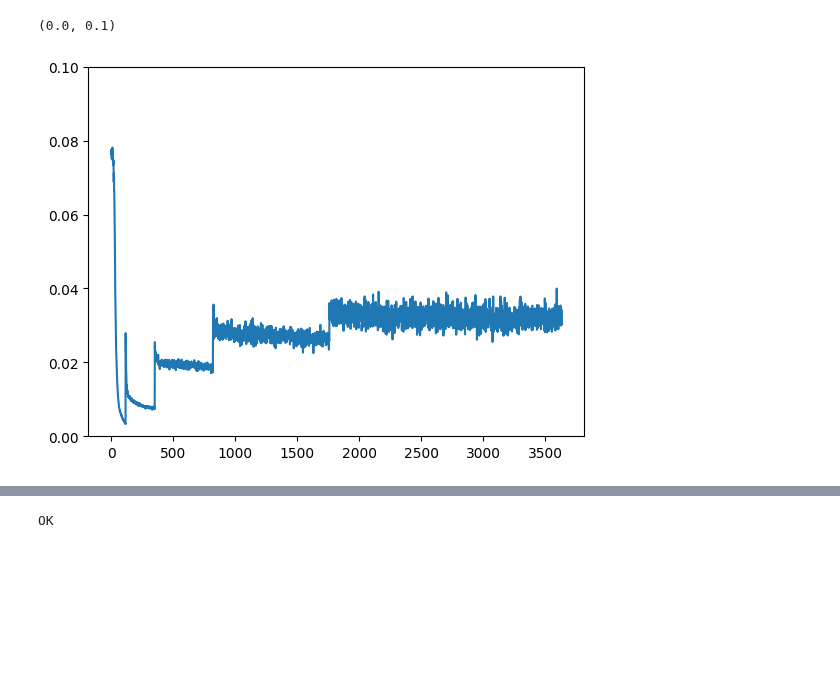
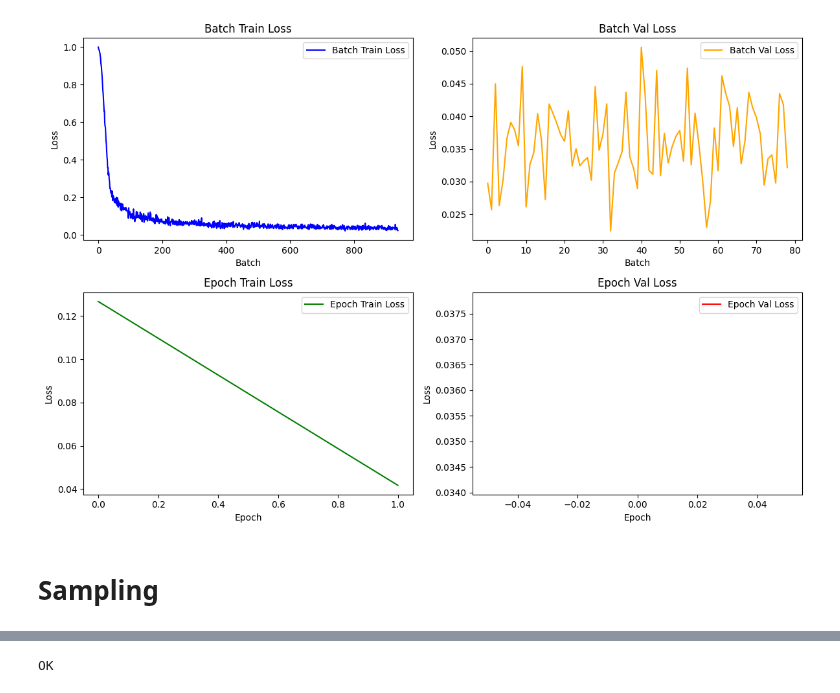
Before and after one commit to ShlomiRex/final_project, a Jupyter notebook: new/train10.ipynb, the cells around one changed output, grey strips where cells are left out. Cells and saved outputs as stored; diff of their text form; code cells hidden in the pictures; blank space fills up the shorter version.

```diff
--- a/new/train10.ipynb
+++ b/new/train10.ipynb
@@ -440,6 +465,6 @@ Number of trainable parameters in the model: 519,327
 # %%
 @torch.no_grad
-def plot_pred(epoch):
+def plot_pred(epoch: int, batch_index: Optional[int] = None):
     # Fetch some data
     x, y = next(iter(train_dataloader))
     batch_size = 8
@@ -449,7 +474,7 @@ def plot_pred(epoch):
     t = torch.linspace(0, T-1, batch_size).long().to(device)
     noise = torch.randn_like(x).to(device)
     x = x.to(device)
-    noisy_x = sched.add_noise(x, noise, t).to(device)
+    noisy_x = noise_sched.add_noise(x, noise, t).to(device)
 
     # Get the model predictions
     with torch.no_grad():
@@ -461,7 +486,12 @@ def plot_pred(epoch):
     axs[0].imshow(torchvision.utils.make_grid(x.cpu())[0].clip(0, 1), cmap='Greys')
     axs[1].set_title('Corrupted data')
     axs[1].imshow(torchvision.utils.make_grid(noisy_x.cpu())[0].clip(0, 1), cmap='Greys')
-    axs[2].set_title(f'Network Predictions, epoch {epoch}')
+
+    txt = f'Network Predictions, epoch {epoch}'
+    if batch_index:
+        txt += f", batch {batch_index}"
+
+    axs[2].set_title(txt)
     axs[2].imshow(torchvision.utils.make_grid(preds)[0].clip(0, 1), cmap='Greys')
     plt.show()
 # %%
@@ -525,9 +553,10 @@ def train(
     return epoch_train_losses, batch_train_losses, epoch_val_losses, batch_val_losses
 # %%
 etl, btl, evl, bvl = train(
-    dataset,
-    optimizer=torch.optim.Adam(model.parameters(), lr=1e-3),
-    device,
-    val_dataloader
+    optimizer=torch.optim.Adam(model.parameters(), lr=2e-3),
+    device=device,
+    num_epochs=2,
+    train_dataloader=train_dataloader,
+    val_dataloader=val_dataloader
 )
 # %% [output]
@@ -544,7 +565,39 @@ Finished epoch 4. Average loss for this epoch: 0.032251
 # %%
-# View the loss curve
-plt.plot(losses)
-plt.ylim(0, 0.1)
+def plot_all_losses(
+    batch_train_losses, batch_val_losses, epoch_train_losses, epoch_val_losses
+):
+    fig, axes = plt.subplots(2, 2, figsize=(12, 8))
+    axes = axes.flatten()  # flatten from 2D array to 1D list for easy indexing
+
+    axes[0].plot(batch_train_losses, label='Batch Train Loss', color='blue')
+    axes[0].set_title("Batch Train Loss")
+    axes[0].set_xlabel("Batch")
+    axes[0].set_ylabel("Loss")
+    axes[0].legend()
+
+    axes[1].plot(batch_val_losses, label='Batch Val Loss', color='orange')
+    axes[1].set_title("Batch Val Loss")
+    axes[1].set_xlabel("Batch")
+    axes[1].set_ylabel("Loss")
+    axes[1].legend()
+
+    axes[2].plot(epoch_train_losses, label='Epoch Train Loss', color='green')
+    axes[2].set_title("Epoch Train Loss")
+    axes[2].set_xlabel("Epoch")
+    axes[2].set_ylabel("Loss")
+    axes[2].legend()
+
+    axes[3].plot(epoch_val_losses, label='Epoch Val Loss', color='red')
+    axes[3].set_title("Epoch Val Loss")
+    axes[3].set_xlabel("Epoch")
+    axes[3].set_ylabel("Loss")
+    axes[3].legend()
+
+    plt.tight_layout()
+    plt.show()
+
+plot_all_losses(btl, bvl, etl, evl)
 # %% [output]
-(0.0, 0.1)
-[figure, old version]
+[figure, new version]
+# %% [markdown]
+# Sampling
```
Also changed, not shown: parts of 20 cells of this notebook.
